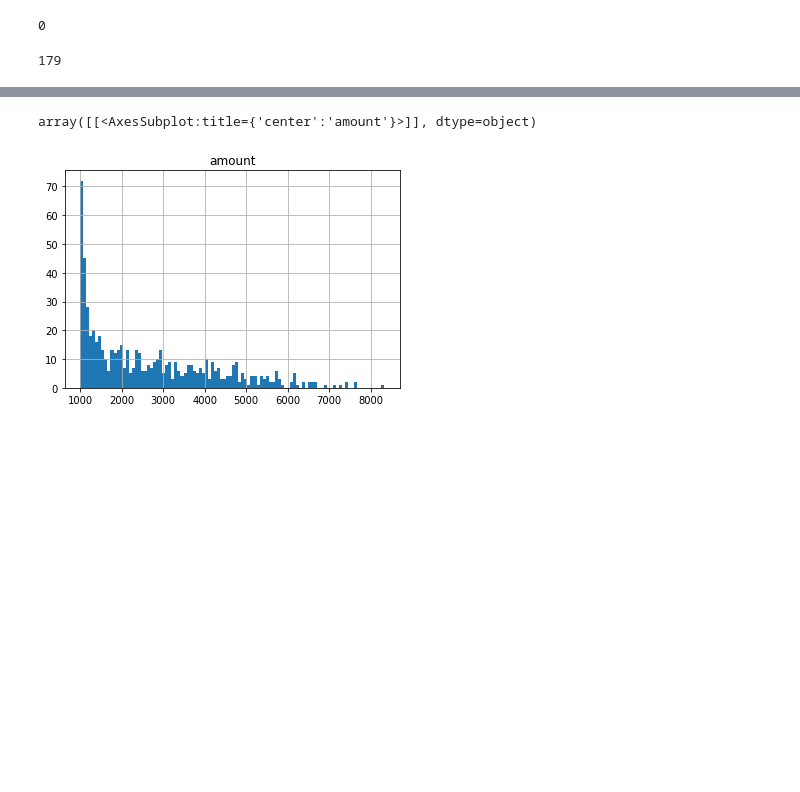
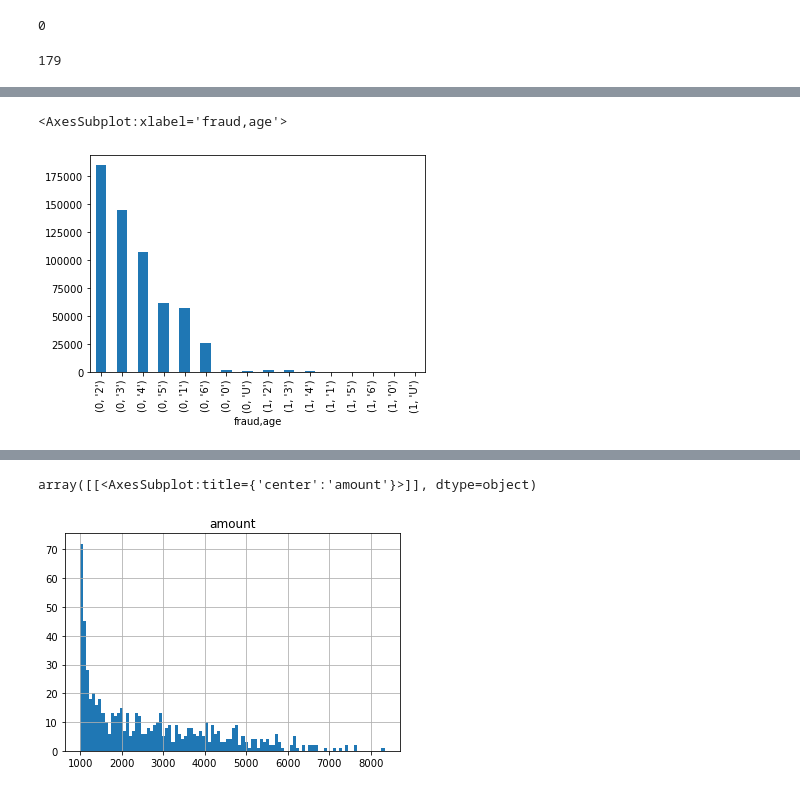
Before and after one commit to IanMMuldoon/FinFraud, a Jupyter notebook: fin.ipynb, the cells around one changed output, grey strips where cells are left out. Drawn from its saved outputs; the diff is of its cells as text; code cells hidden in the pictures; blank space fills up the shorter version.

```diff
--- a/fin.ipynb
+++ b/fin.ipynb
@@ -74,0 +102,6 @@ df[~df.category.isin(["'es_transportation'"])].category.value_counts().plot(kind
+# %%
+#spread of age with fraud breakdown#
+df.groupby("fraud").age.value_counts().plot(kind = 'bar')
+# %% [output]
+<AxesSubplot:xlabel='fraud,age'>
+[figure, added]
```
Also changed, not shown: parts of 19 cells of this notebook.
